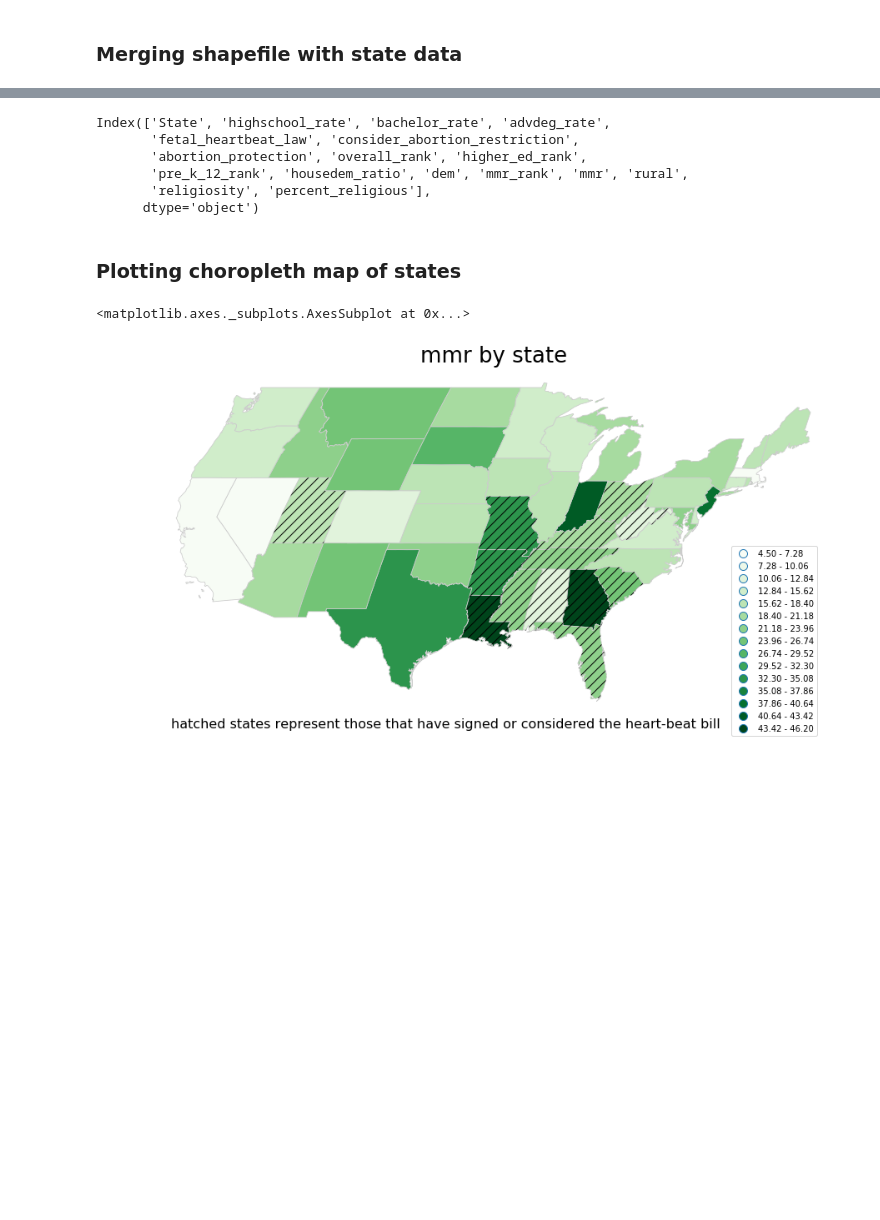
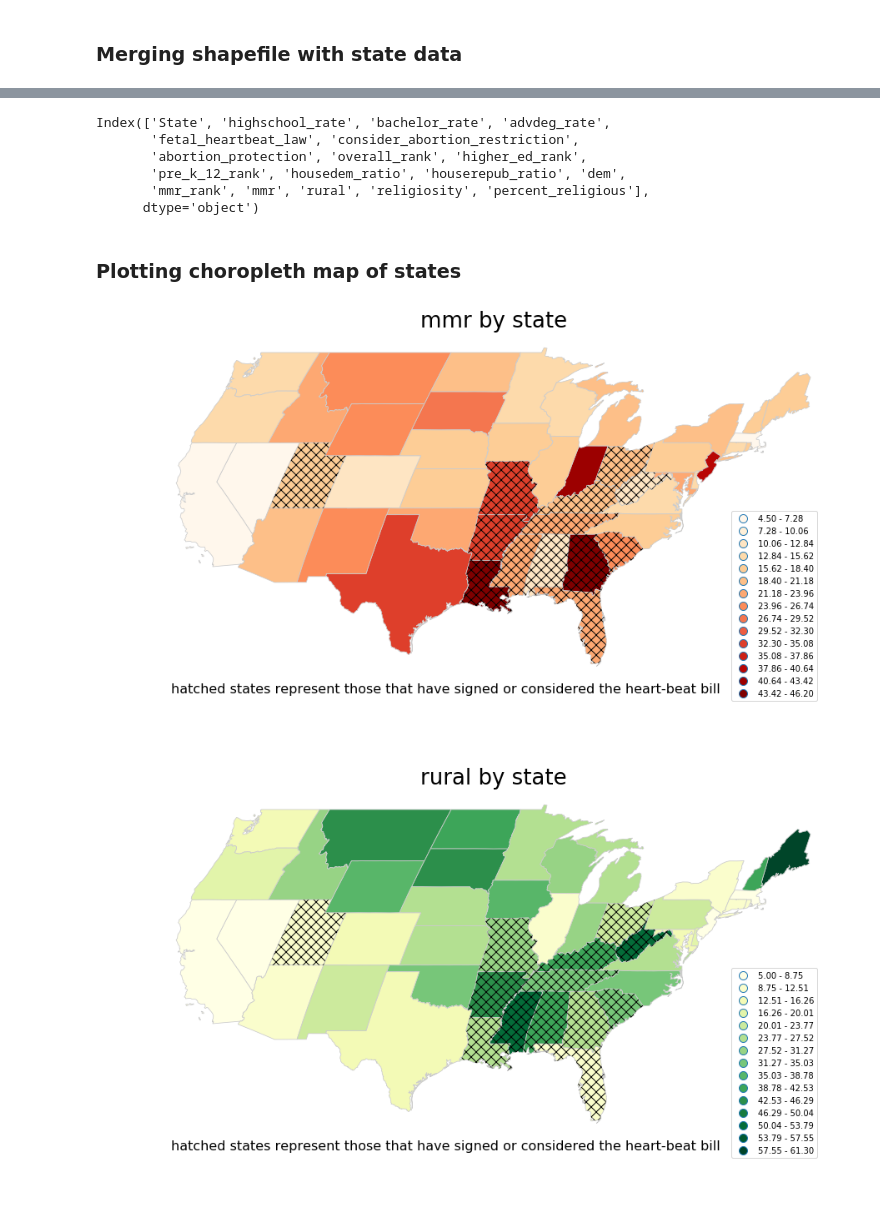
Before and after one commit to benedictau1993/heartbeat-bill, a Jupyter notebook: abortion.ipynb, the cells around one changed output, grey strips where cells are left out. Drawn from its saved outputs; the diff is of its cells as text; code cells hidden in the pictures; blank space fills up the shorter version.

```diff
--- a/abortion.ipynb
+++ b/abortion.ipynb
@@ -130,6 +136,7 @@ housedem_df.head()
 housedem_df["housedem_ratio"] = housedem_df.seata / (housedem_df.seata + housedem_df.seatb)
 housedem_df.loc[housedem_df.party =="Rep", "housedem_ratio"] = housedem_df.seatb / (housedem_df.seata + housedem_df.seatb)
 housedem_df['dem'] = housedem_df['party'].map({'Rep': 0, 'Dem': 1, "Split": 0.5})
-housedem_df = housedem_df[["State", "housedem_ratio", "dem"]]
+housedem_df['houserepub_ratio'] = housedem_df["housedem_ratio"].transform(lambda x: 1-x)
+housedem_df = housedem_df[["State", "housedem_ratio", "houserepub_ratio", "dem"]]
 housedem_df.head()
 # %% [output]
@@ -292,33 +313,39 @@ df.columns
 Index(['State', 'highschool_rate', 'bachelor_rate', 'advdeg_rate',
        'fetal_heartbeat_law', 'consider_abortion_restriction',
        'abortion_protection', 'overall_rank', 'higher_ed_rank',
-       'pre_k_12_rank', 'housedem_ratio', 'dem', 'mmr_rank', 'mmr', 'rural',
-       'religiosity', 'percent_religious'],
+       'pre_k_12_rank', 'housedem_ratio', 'houserepub_ratio', 'dem',
+       'mmr_rank', 'mmr', 'rural', 'religiosity', 'percent_religious'],
       dtype='object')
 # %% [markdown]
 ### Plotting choropleth map of states
 # %%
-# Parameter to plot by state
-var = "mmr"
+# Parameters to plot by state with colormaps
+plotAndcolor = {"mmr": 'OrRd',
+                "rural": 'YlGn',
+                "housedem_ratio": 'RdBu',
+                "religiosity": 'Purples'
+                }
 
-# Number of choropleth bins
-colors = 15
+for var, color in plotAndcolor.items():
 
-cmap = 'Greens'
-figsize = (15, 10)
-title = '{} by state'.format(var)
-description = "hatched states represent those that have signed or considered the heart-beat bill"
-hatch1 = "consider_abortion_restriction"
-hatch2 = "fetal_heartbeat_law"
+    # Number of choropleth bins
+    colors = 15
 
-ax = merged.dropna().plot(column=var, cmap=cmap, figsize=figsize, scheme='equal_interval', linewidth=0.8, k=colors, edgecolor="0.8", legend=True)
-ax.set_axis_off()
-ax.set_title(title, fontdict={'fontsize': 26}, loc='center')
-ax.annotate(description, xy=(0.1, 0.12), size=16, xycoords='figure fraction')
-leg = ax.get_legend()
-leg.set_bbox_to_anchor((0., 0., .97, .5))
+    cmap = color
+    figsize = (15, 10)
+    title = '{} by state'.format(var)
+    description = "hatched states represent those that have signed or considered the heart-beat bill"
+    hatch1 = "consider_abortion_restriction"
+    hatch2 = "fetal_heartbeat_law"
 
-merged[merged[hatch1] == 1].plot(ax=ax, alpha=.0, hatch="//")
+    ax = merged.dropna().plot(column=var, cmap=cmap, figsize=figsize, scheme='equal_interval', linewidth=0.8, k=colors, edgecolor="0.8", legend=True)
+    ax.set_axis_off()
+    ax.set_title(title, fontdict={'fontsize': 26}, loc='center')
+    ax.annotate(description, xy=(0.1, 0.12), size=16, xycoords='figure fraction')
+    leg = ax.get_legend()
+    leg.set_bbox_to_anchor((0., 0., .97, .5))
+
+    merged[merged[hatch1] == 1].plot(ax=ax, alpha=.0, hatch="xx")
 # %% [output]
-<matplotlib.axes._subplots.AxesSubplot at 0x...>
-[figure, old version]
+[figure, new version]
+[figure, added]
```
Also changed, not shown: parts of 17 cells of this notebook.
